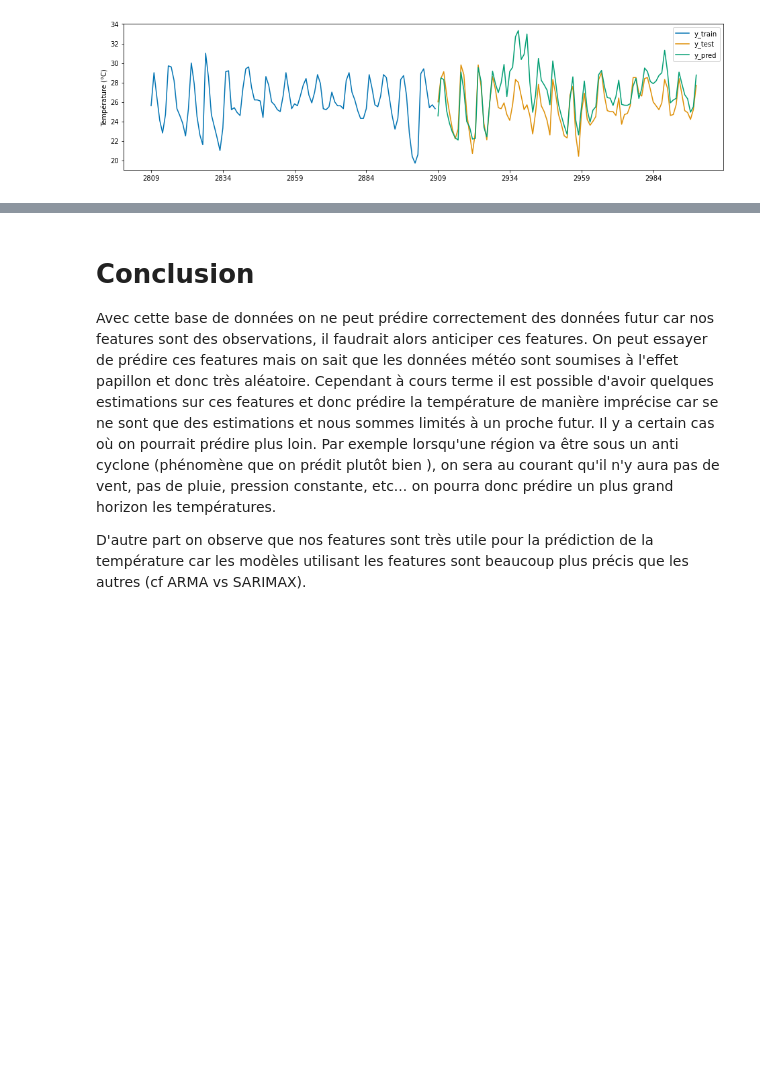
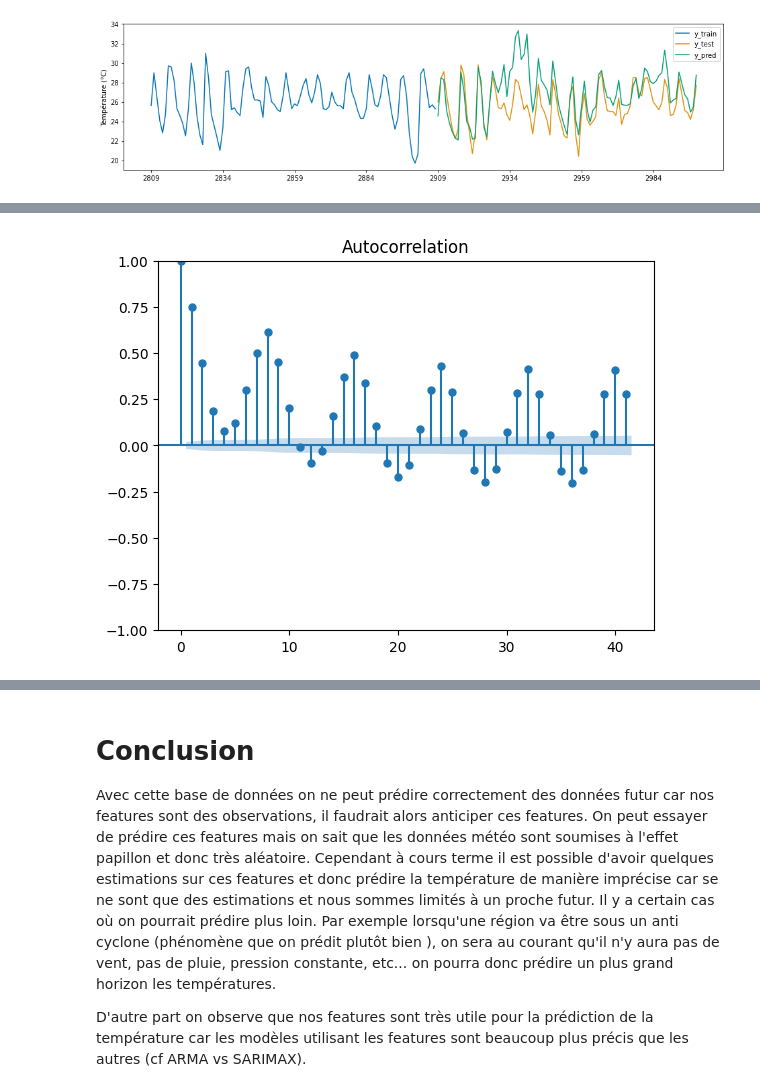
Before and after one commit to JAndretti/Projet-Time-Series-E5, a Jupyter notebook: main.ipynb, the cells around one changed output, grey strips where cells are left out. Saved outputs shown, nothing was run; the diff lists cells and outputs as text; code cells hidden in the pictures; blank space fills up the shorter version.

```diff
--- a/main.ipynb
+++ b/main.ipynb
@@ -997,0 +1021,4 @@ Root Mean Squared Error: 2.077289688473807
+# %%
+pacf_plot = plot_acf(Corse['Humidité'])
+# %% [output]
+[figure, added]
```
Also changed, not shown: parts of 12 cells of this notebook.
